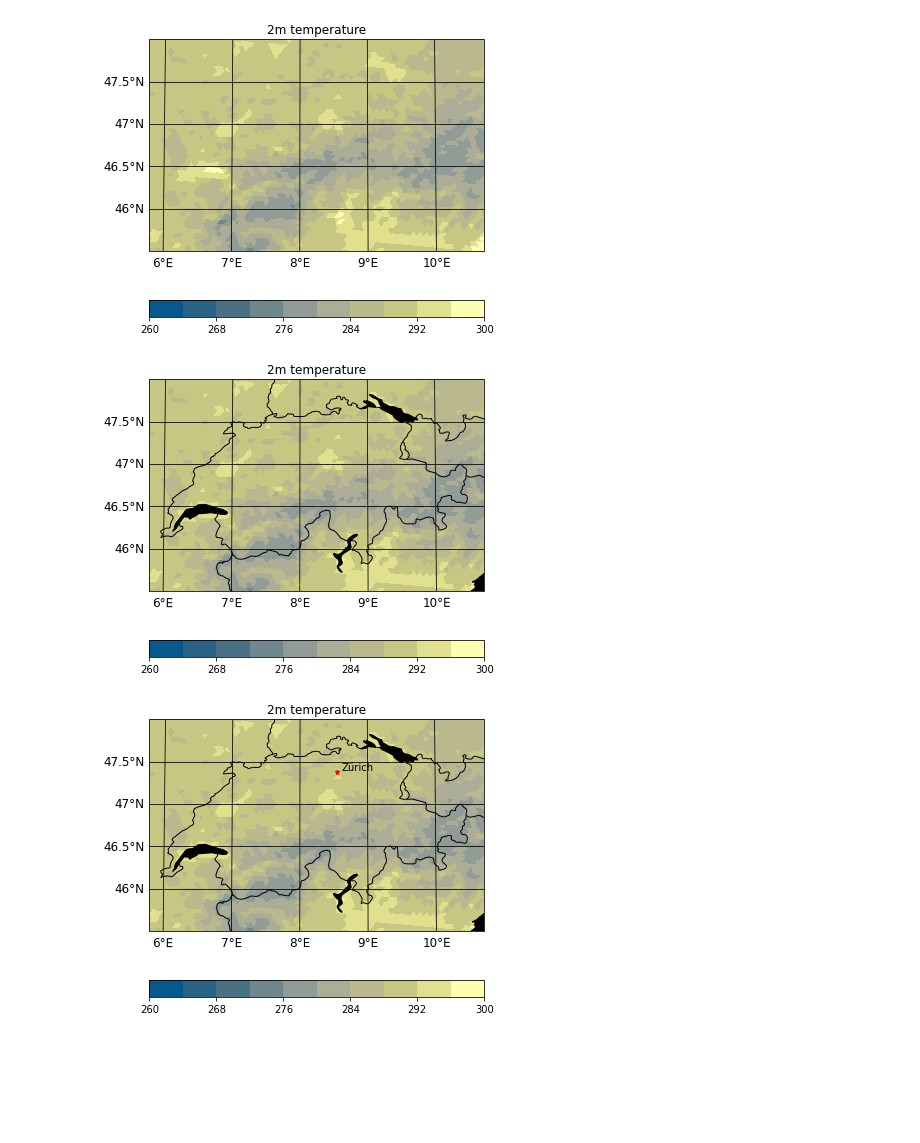
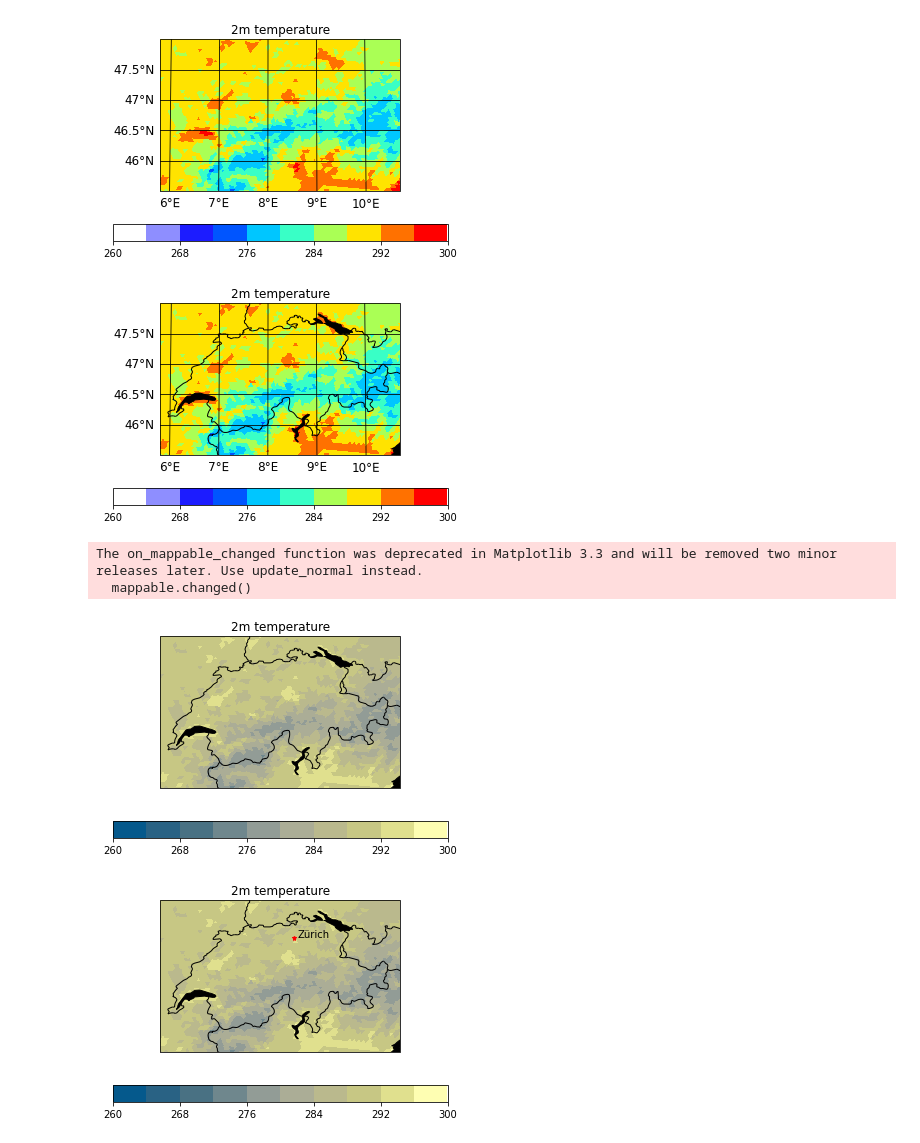
Before and after one commit to C2SM/icon-vis, a Jupyter notebook: psyplot/mapplot.ipynb, the cells around one changed output. Saved outputs shown, nothing was run; the diff lists cells and outputs as text; code cells hidden in the pictures; blank space fills up the shorter version.

Commit message:
Plots are now updated instead of redone in the different cells.

```diff
--- a/psyplot/mapplot.ipynb
+++ b/psyplot/mapplot.ipynb
@@ -26,62 +26,51 @@ for k, v in six.iteritems(ds.data_vars):
 # %%
 # Read in input file (if grid information is not missing)
 ds = psy.open_dataset('../data/my_exp1_atm_3d_ml_20180921T000000Z.nc')
-# %%
-# psyplot settings
-psy.rcParams["plotter.maps.xgrid"] = False
-psy.rcParams["plotter.maps.ygrid"] = False
-psy.rcParams["plotter.plot2d.cmap"] = cmc.nuuk  # 'cividis'
-mpl.rcParams['figure.figsize'] = [6., 6.]
+# %%
+# show figures after they are drawn or updated
+# Set colorbar
+psy.rcParams['auto_show'] = True
+%matplotlib inline
+%config InlineBackend.close_figures = False
 # %%
 # create psyplot instance
 # name: name of variable
 # projection: e.g. robin
 # bounds: Define min and max of colorbar
 # map_extent: borders of map (example for Switzerland)
 lonmin = 5.8
 lonmax = 10.7
 latmin = 45.5
 latmax = 48.0
 # title: title of plot
 # xgrid/ygrid: Add grids
 pp = psy.plot.mapplot(ds,
     name = 't_2m',
     t = 0,
     projection = 'robin',
     bounds = {'method': 'minmax', 'vmin':260, 'vmax':300},
     map_extent = [lonmin, lonmax, latmin, latmax],
-    title = '2m temperature',
-    xgrid = True,
-    ygrid = True)
-
-# save figure
-output_file = 'mapplot_example'
-plt.savefig(output_file)
+    title = '2m temperature')
 # %% [output]
-[figure, old version]
+[figure, new version]
 # %%
 # Add borders and lakes with cartopy
-pp = psy.plot.mapplot(ds,
-    name = 't_2m',
-    t = 0,
-    projection = 'robin',
-    bounds = {'method': 'minmax', 'vmin':260, 'vmax':300},
-    map_extent = [lonmin, lonmax, latmin, latmax],
-    title = '2m temperature',
-    xgrid = True,
-    ygrid = True)
-
 ax = pp.plotters[0].ax
 resol = '10m'
 lakes = cf.NaturalEarthFeature(category='physical', name='lakes', scale=resol, edgecolor='k', facecolor='k')
 ax.add_feature(cf.BORDERS)
 ax.add_feature(lakes)
 
-# save figure
-output_file = 'mapplot_example'
-plt.savefig(output_file)
+pp.update()
 # %% [output]
-[figure, old version]
+[figure, new version]
+# %%
+# Remove grid and set colorbar
+pp.update(xgrid = False, ygrid = False, cmap='cmc.nuuk')
+# %% [output]
+The on_mappable_changed function was deprecated in Matplotlib 3.3 and will be removed two minor releases later. Use update_normal instead.
+  mappable.changed()
+[figure, added]
 # %%
 # Add coordinates (e.g. Zürich)
 lon = 8.54
@@ -91,30 +80,11 @@ llat = latmax-latmin
 pos_lon = (lon-lonmin)/llon
 pos_lat = (lat-latmin)/llat
 
-pp = psy.plot.mapplot(ds,
-    name = 't_2m',
-    t = 0,
-    projection = 'robin',
-    bounds = {'method': 'minmax', 'vmin':260, 'vmax':300},
-    map_extent = [lonmin, lonmax, latmin, latmax],
-    title = '2m temperature',
-    xgrid = True,
-    ygrid = True)
-
-# Add borders and lakes with cartopy
-ax = pp.plotters[0].ax
-resol = '10m'
-lakes = cf.NaturalEarthFeature(category='physical', name='lakes', scale=resol, edgecolor='k', facecolor='k')
-ax.add_feature(cf.BORDERS)
-ax.add_feature(lakes)
-
 # go to matplotlib level for adding coordinate
 fig = plt.gcf()
 fig.axes[0].plot(pos_lon, pos_lat,'r',marker='*', markersize=5, transform=fig.axes[0].transAxes)
 fig.axes[0].text(pos_lon+llon*0.003, pos_lat+llat*0.003, 'Zürich', transform=fig.axes[0].transAxes)
 
-# save figure
-output_file = 'mapplot_example'
-plt.savefig(output_file)
+pp.update()
 # %% [output]
-[figure, old version]
+[figure, new version]
```
Also changed, not shown: parts of 1 cell of this notebook.
